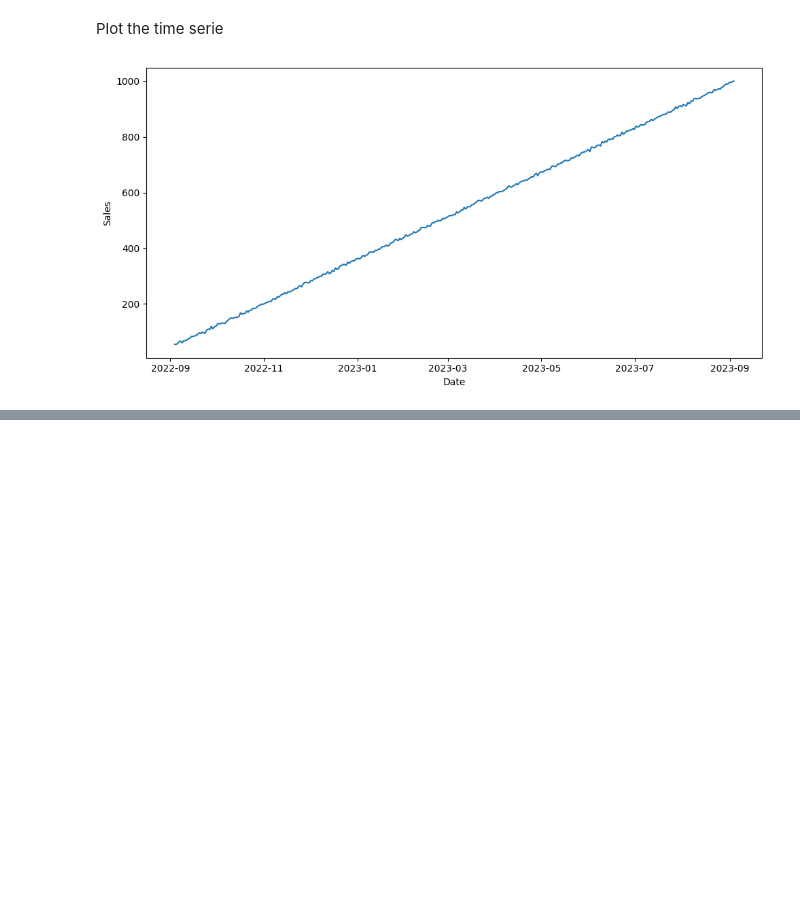
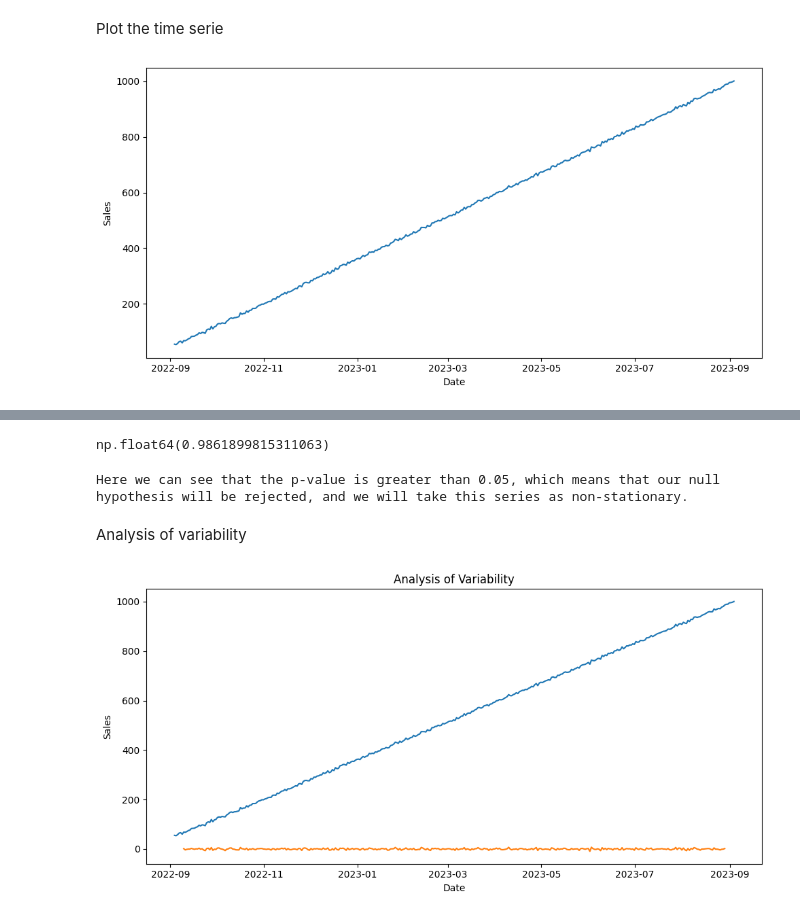
Before and after one commit to remelop03/alternative-time-series-project, a Jupyter notebook: src/explore.ipynb, the cells around one changed output, grey strips where cells are left out. Saved outputs shown, nothing was run; the diff lists cells and outputs as text; code cells hidden in the pictures; blank space fills up the shorter version.

```diff
--- a/src/explore.ipynb
+++ b/src/explore.ipynb
@@ -66,0 +133,26 @@ results.plot()
+# %%
+p_value
+# %% [output]
+np.float64(0.9861899815311063)
+# %%
+print("Here we can see that the p-value is greater than 0.05, which means that our null hypothesis will be rejected, and we will take this series as non-stationary.")
+# %% [output]
+Here we can see that the p-value is greater than 0.05, which means that our null hypothesis will be rejected, and we will take this series as non-stationary.
+# %% [markdown]
+Analysis of variability
+# %%
+residual = decomposition.resid
+
+fig, axis = plt.subplots(figsize = (10, 5))
+
+sns.lineplot(data = data["sales"])
+sns.lineplot(data = residual)
+
+plt.title("Analysis of Variability")
+plt.xlabel("Date")
+plt.ylabel("Sales")
+
+plt.tight_layout()
+plt.show()
+# %% [output]
+[figure, added]
```
Also changed, not shown: parts of 30 cells of this notebook.
